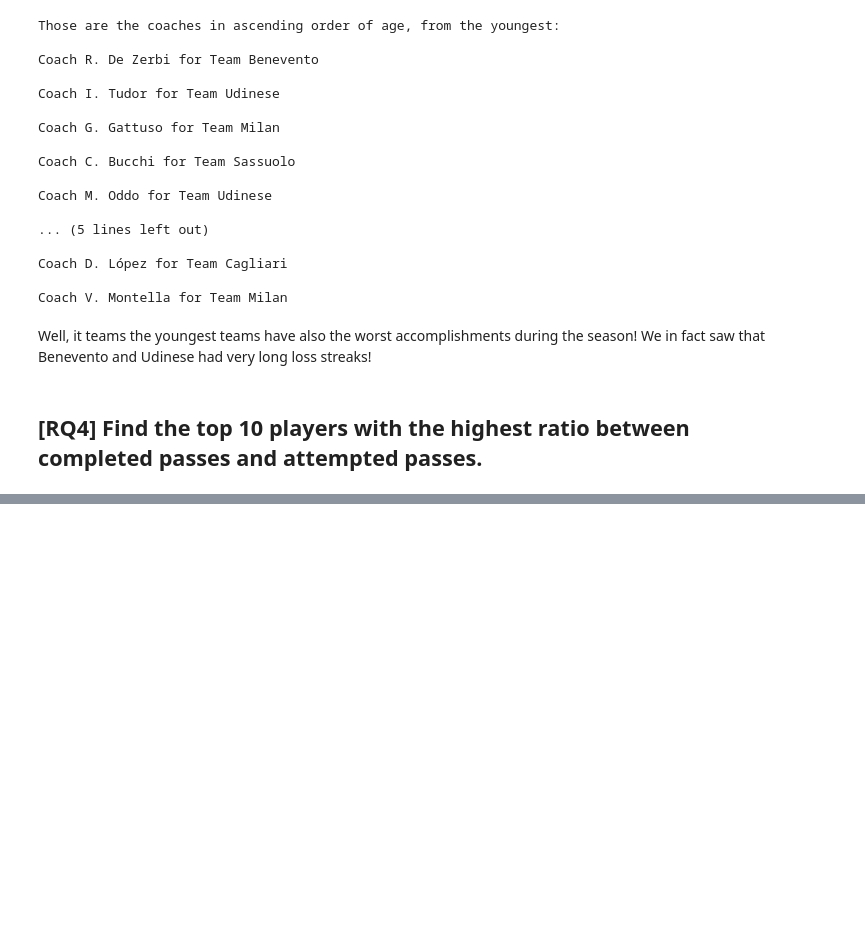
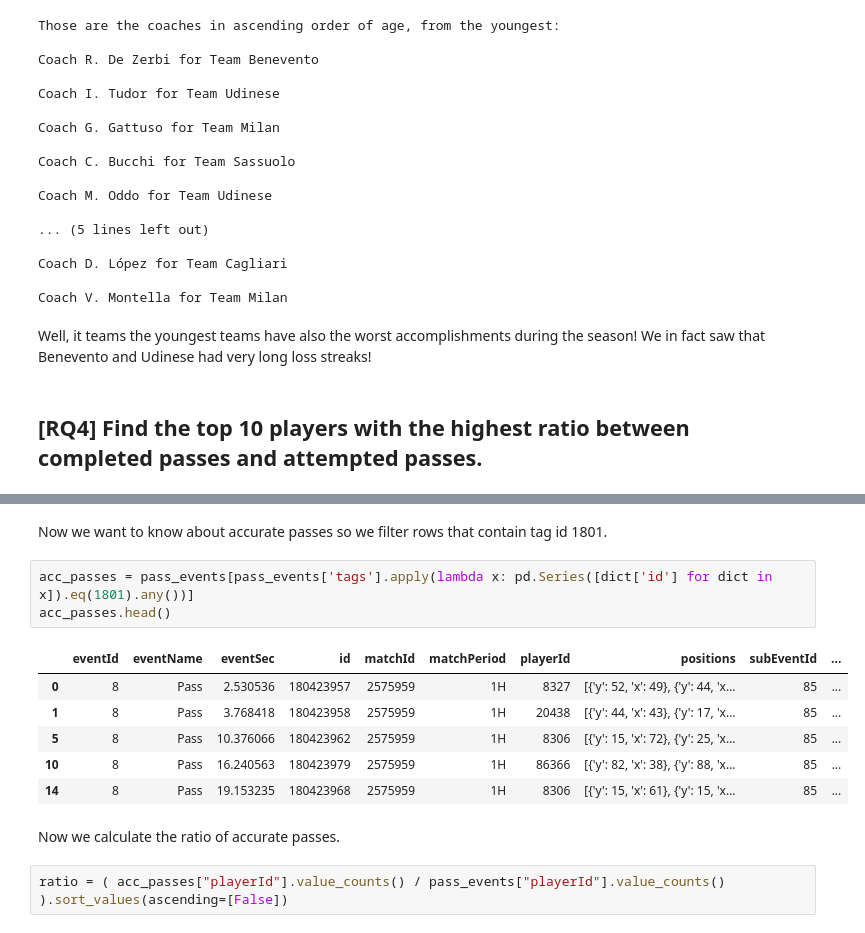
Before and after one commit to DavideZingaro/HW2, a Jupyter notebook: SerieA.ipynb, the cells around one changed output, grey strips where cells are left out. Saved outputs shown, nothing was run; the diff lists cells and outputs as text; blank space fills up the shorter version.

```diff
--- a/SerieA.ipynb
+++ b/SerieA.ipynb
@@ -1084,0 +1111,16 @@ Well, it teams the youngest teams have also the worst accomplishments during the
+# %% [markdown]
+Now we want to know about accurate passes so we filter rows that contain tag id 1801.
+# %%
+acc_passes = pass_events[pass_events['tags'].apply(lambda x: pd.Series([dict['id'] for dict in x]).eq(1801).any())]
+acc_passes.head()
+# %% [output]
+|  | eventId | eventName | eventSec | id | matchId | matchPeriod | playerId | positions | subEventId | ... |
+| 0 | 8 | Pass | 2.530536 | 180423957 | 2575959 | 1H | 8327 | [{'y': 52, 'x': 49}, {'y': 44, 'x... | 85 | ... |
+| 1 | 8 | Pass | 3.768418 | 180423958 | 2575959 | 1H | 20438 | [{'y': 44, 'x': 43}, {'y': 17, 'x... | 85 | ... |
+| 5 | 8 | Pass | 10.376066 | 180423962 | 2575959 | 1H | 8306 | [{'y': 15, 'x': 72}, {'y': 25, 'x... | 85 | ... |
+| 10 | 8 | Pass | 16.240563 | 180423979 | 2575959 | 1H | 86366 | [{'y': 82, 'x': 38}, {'y': 88, 'x... | 85 | ... |
+| 14 | 8 | Pass | 19.153235 | 180423968 | 2575959 | 1H | 8306 | [{'y': 15, 'x': 61}, {'y': 15, 'x... | 85 | ... |
+# %% [markdown]
+Now we calculate the ratio of accurate passes.
+# %%
+ratio = ( acc_passes["playerId"].value_counts() / pass_events["playerId"].value_counts() ).sort_values(ascending=[False])
```
Also changed, not shown: parts of 42 cells of this notebook.
